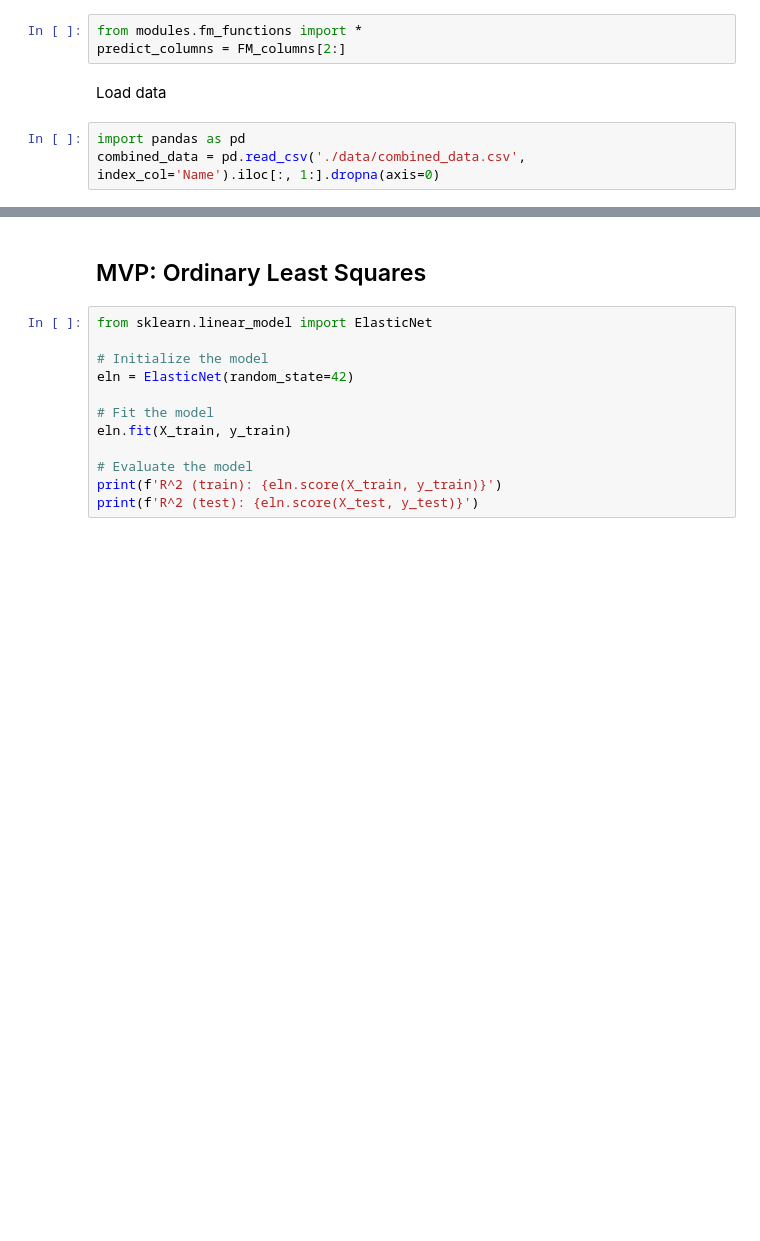
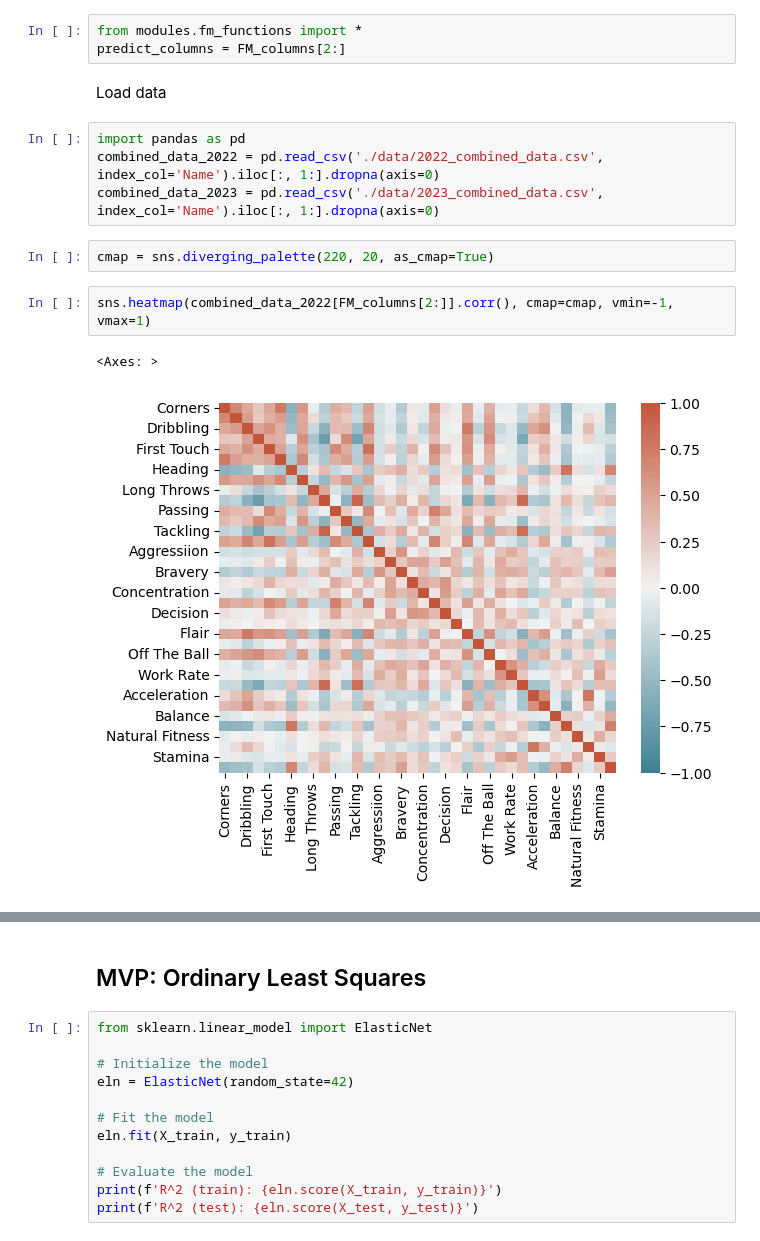
Before and after one commit to alibekk93/FM_skills_prediction, a Jupyter notebook: notebooks/04_MVPs.ipynb, the cells around one changed output, grey strips where cells are left out. Cells and saved outputs as stored; diff of their text form; blank space fills up the shorter version.

```diff
--- a/notebooks/04_MVPs.ipynb
+++ b/notebooks/04_MVPs.ipynb
@@ -16,5 +16,13 @@ predict_columns = FM_columns[2:]
 Load data
 # %%
 import pandas as pd
-combined_data = pd.read_csv('./data/combined_data.csv', index_col='Name').iloc[:, 1:].dropna(axis=0)
+combined_data_2022 = pd.read_csv('./data/2022_combined_data.csv', index_col='Name').iloc[:, 1:].dropna(axis=0)
+combined_data_2023 = pd.read_csv('./data/2023_combined_data.csv', index_col='Name').iloc[:, 1:].dropna(axis=0)
+# %%
+cmap = sns.diverging_palette(220, 20, as_cmap=True)
+# %%
+sns.heatmap(combined_data_2022[FM_columns[2:]].corr(), cmap=cmap, vmin=-1, vmax=1)
+# %% [output]
+<Axes: >
+[figure, added]
 # %%
```
Also changed, not shown: parts of 23 cells of this notebook, 3 other files.
